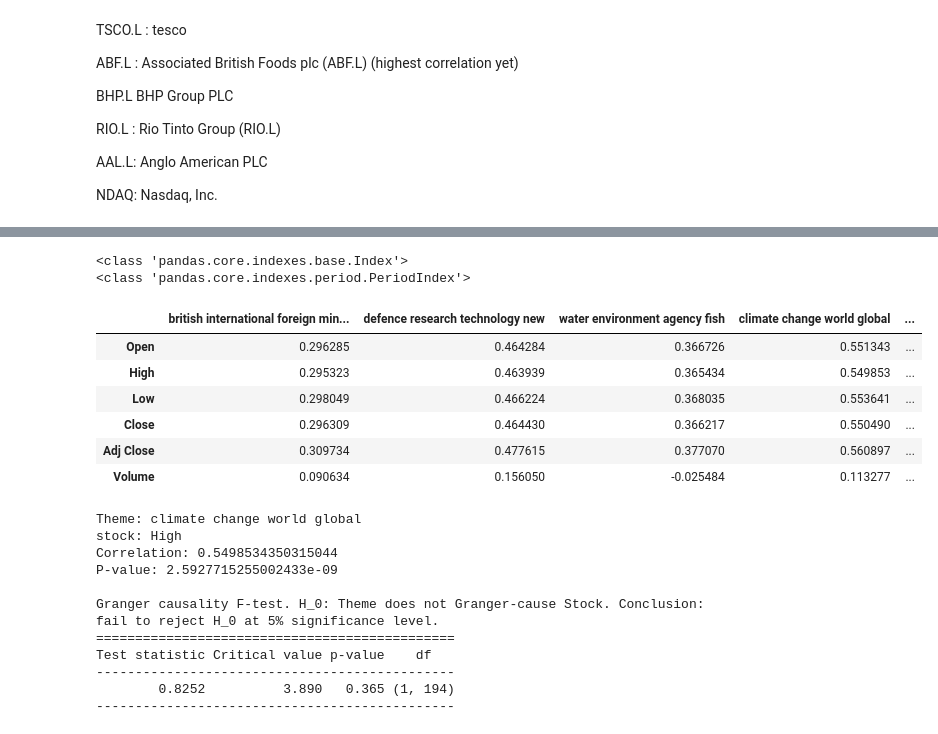
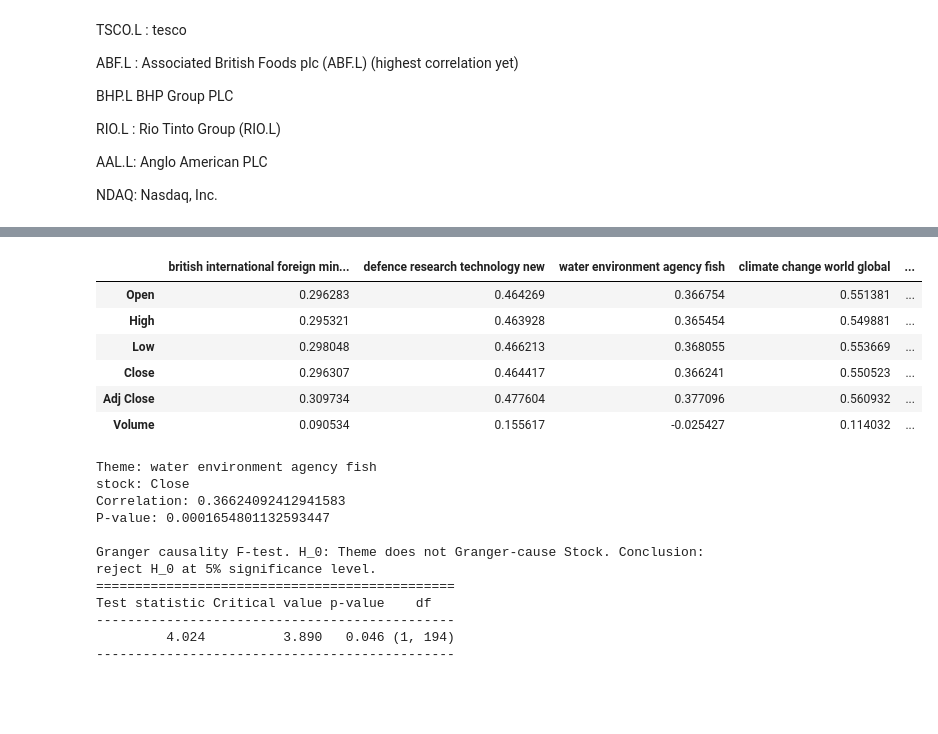
Before and after one commit to MRiffiAslett/Topic-Modelling-for-the-EA-2021, a Jupyter notebook: Cultural_analysis.ipynb, the cells around one changed output, grey strips where cells are left out. Drawn from its saved outputs; the diff is of its cells as text; code cells hidden in the pictures; blank space fills up the shorter version.

```diff
--- a/Cultural_analysis.ipynb
+++ b/Cultural_analysis.ipynb
@@ -256,33 +325,26 @@ grouped_df.head(1)
-# %%
-print(type(monthly_mean.index))
-print(type(grouped_df.index))
-# %% [output]
-<class 'pandas.core.indexes.base.Index'>
-<class 'pandas.core.indexes.period.PeriodIndex'>
 # %%
 monthly_mean.index = pd.to_datetime(monthly_mean.index)
-grouped_df.index = grouped_df.index.to_timestamp()
 
 # Reset the columns of monthly_mean to a single level
 monthly_mean.columns = monthly_mean.columns.get_level_values(0)
 
 # Merge the two dataframes based on the common index
 merged_data = pd.merge(grouped_df, monthly_mean, left_index=True, right_index=True, how='inner')
 
 # Calculate the correlation matrix
 correlation_matrix = merged_data.corr()
 
 # Print the correlation matrix
 correlation_matrix = correlation_matrix.iloc[11:,:10]
 correlation_matrix
 # %% [output]
 |  | british international foreign min... | defence research technology new | water environment agency fish | climate change world global | ... |
-| Open | 0.296285 | 0.464284 | 0.366726 | 0.551343 | ... |
-| High | 0.295323 | 0.463939 | 0.365434 | 0.549853 | ... |
-| Low | 0.298049 | 0.466224 | 0.368035 | 0.553641 | ... |
-| Close | 0.296309 | 0.464430 | 0.366217 | 0.550490 | ... |
-| Adj Close | 0.309734 | 0.477615 | 0.377070 | 0.560897 | ... |
-| Volume | 0.090634 | 0.156050 | -0.025484 | 0.113277 | ... |
+| Open | 0.296283 | 0.464269 | 0.366754 | 0.551381 | ... |
+| High | 0.295321 | 0.463928 | 0.365454 | 0.549881 | ... |
+| Low | 0.298048 | 0.466213 | 0.368055 | 0.553669 | ... |
+| Close | 0.296307 | 0.464417 | 0.366241 | 0.550523 | ... |
+| Adj Close | 0.309734 | 0.477604 | 0.377096 | 0.560932 | ... |
+| Volume | 0.090534 | 0.155617 | -0.025427 | 0.114032 | ... |
 # %%
 import pandas as pd
 import scipy.stats as stats
@@ -291,8 +353,8 @@ import scipy.stats as stats
 
 # Split the DataFrame into themes and stock data
 
-title = 'climate change world global'
-stock = 'High'
+title =  'water environment agency fish'
+stock = 'Close'
 
 theme_data = merged_data[title]
 stock_data = merged_data[stock]
@@ -320,14 +382,14 @@ granger_test = results.test_causality('Stock', ['Theme'], kind='f')
 # Print the test results
 print(granger_test.summary())
 # %% [output]
-Theme: climate change world global
-stock: High
-Correlation: 0.5498534350315044
-P-value: 2.5927715255002433e-09
+Theme: water environment agency fish
+stock: Close
+Correlation: 0.36624092412941583
+P-value: 0.0001654801132593447
 
-Granger causality F-test. H_0: Theme does not Granger-cause Stock. Conclusion: fail to reject H_0 at 5% significance level.
+Granger causality F-test. H_0: Theme does not Granger-cause Stock. Conclusion: reject H_0 at 5% significance level.
 ==============================================
 Test statistic Critical value p-value    df
 ----------------------------------------------
-        0.8252          3.890   0.365 (1, 194)
+         4.024          3.890   0.046 (1, 194)
 ----------------------------------------------
```
Also changed, not shown: parts of 8 cells of this notebook.
